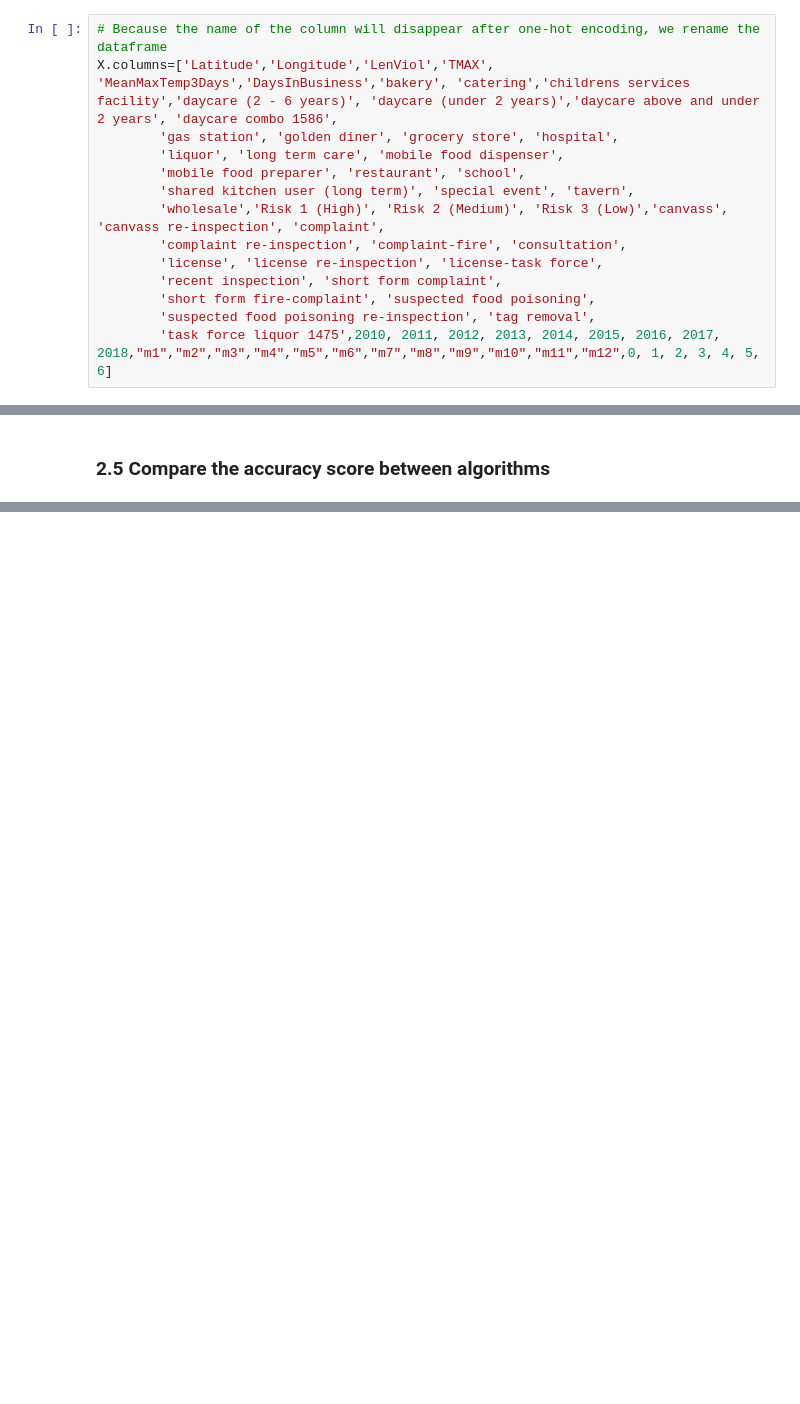
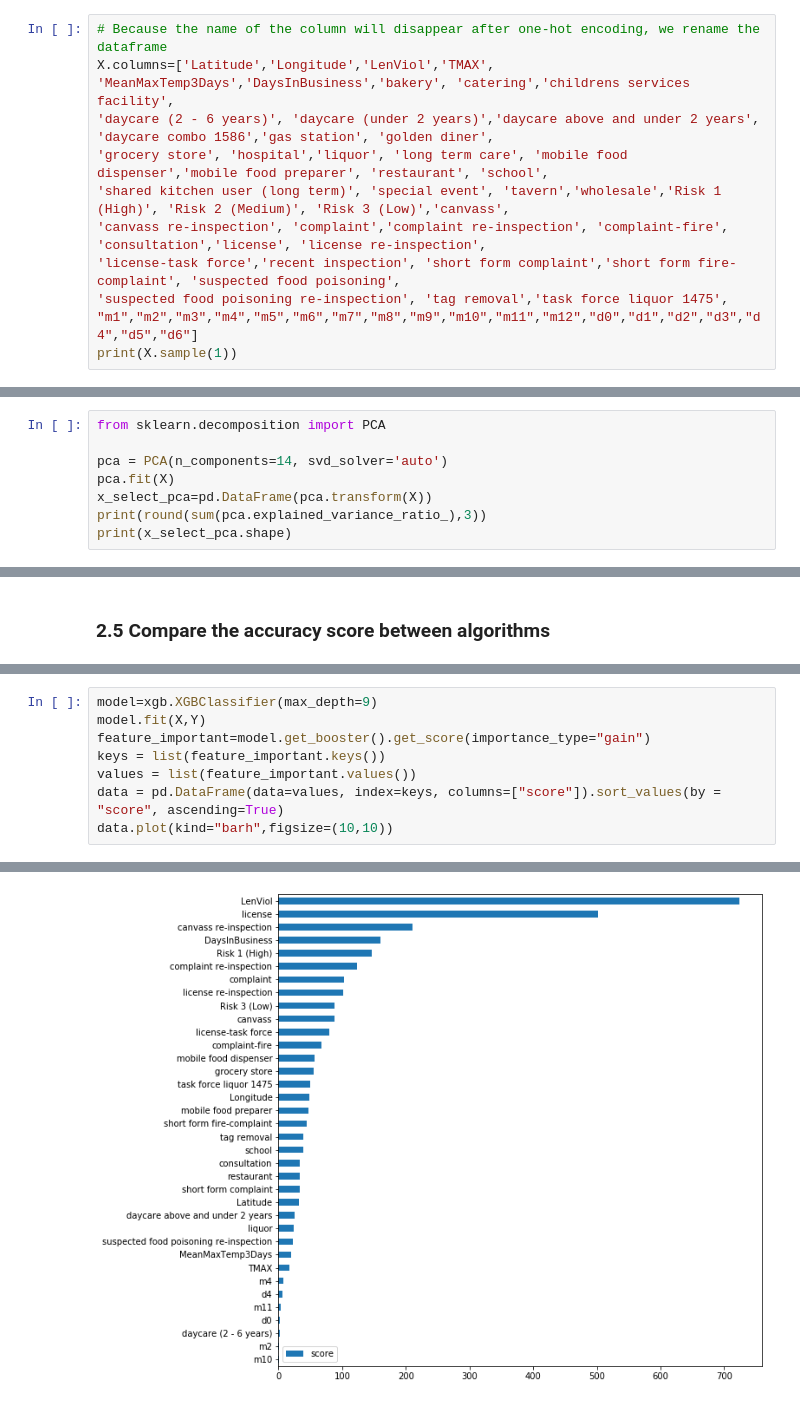
Before and after one commit to dbssn/DMML2019_Team_Microsoft, a Jupyter notebook: code/3_prediction.ipynb, the cells around one changed output, grey strips where cells are left out. Saved outputs shown, nothing was run; the diff lists cells and outputs as text; blank space fills up the shorter version.

```diff
--- a/code/3_prediction.ipynb
+++ b/code/3_prediction.ipynb
@@ -160,14 +126,11 @@ LR.score(X_test, Y_test)
 # %%
 # Because the name of the column will disappear after one-hot encoding, we rename the dataframe
-X.columns=['Latitude','Longitude','LenViol','TMAX', 'MeanMaxTemp3Days','DaysInBusiness','bakery', 'catering','childrens services facility','daycare (2 - 6 years)', 'daycare (under 2 years)','daycare above and under 2 years', 'daycare combo 1586',
-        'gas station', 'golden diner', 'grocery store', 'hospital',
-        'liquor', 'long term care', 'mobile food dispenser',
-        'mobile food preparer', 'restaurant', 'school',
-        'shared kitchen user (long term)', 'special event', 'tavern',
-        'wholesale','Risk 1 (High)', 'Risk 2 (Medium)', 'Risk 3 (Low)','canvass', 'canvass re-inspection', 'complaint',
-        'complaint re-inspection', 'complaint-fire', 'consultation',
-        'license', 'license re-inspection', 'license-task force',
-        'recent inspection', 'short form complaint',
-        'short form fire-complaint', 'suspected food poisoning',
-        'suspected food poisoning re-inspection', 'tag removal',
-        'task force liquor 1475',2010, 2011, 2012, 2013, 2014, 2015, 2016, 2017, 2018,"m1","m2","m3","m4","m5","m6","m7","m8","m9","m10","m11","m12",0, 1, 2, 3, 4, 5, 6]
+X.columns=['Latitude','Longitude','LenViol','TMAX', 'MeanMaxTemp3Days','DaysInBusiness','bakery', 'catering','childrens services facility',
+'daycare (2 - 6 years)', 'daycare (under 2 years)','daycare above and under 2 years', 'daycare combo 1586','gas station', 'golden diner',
+'grocery store', 'hospital','liquor', 'long term care', 'mobile food dispenser','mobile food preparer', 'restaurant', 'school',
+'shared kitchen user (long term)', 'special event', 'tavern','wholesale','Risk 1 (High)', 'Risk 2 (Medium)', 'Risk 3 (Low)','canvass',
+'canvass re-inspection', 'complaint','complaint re-inspection', 'complaint-fire', 'consultation','license', 'license re-inspection',
+'license-task force','recent inspection', 'short form complaint','short form fire-complaint', 'suspected food poisoning',
+'suspected food poisoning re-inspection', 'tag removal','task force liquor 1475',
+"m1","m2","m3","m4","m5","m6","m7","m8","m9","m10","m11","m12","d0","d1","d2","d3","d4","d5","d6"]
+print(X.sample(1))
@@ -215,0 +158,8 @@ x_select_pca=pd.DataFrame(pca.transform(X))
+# %%
+from sklearn.decomposition import PCA
+
+pca = PCA(n_components=14, svd_solver='auto')
+pca.fit(X)
+x_select_pca=pd.DataFrame(pca.transform(X))
+print(round(sum(pca.explained_variance_ratio_),3))
+print(x_select_pca.shape)
@@ -555,0 +454,9 @@ Testing Accuracy:  0.850
+# %%
+model=xgb.XGBClassifier(max_depth=9)
+model.fit(X,Y)
+feature_important=model.get_booster().get_score(importance_type="gain")
+keys = list(feature_important.keys())
+values = list(feature_important.values())
+data = pd.DataFrame(data=values, index=keys, columns=["score"]).sort_values(by = "score", ascending=True)
+data.plot(kind="barh",figsize=(10,10))
+# %% [output]
@@ -555,0 +464 @@ Testing Accuracy:  0.850
+[figure, added]
```
Also changed, not shown: parts of 70 cells of this notebook.
